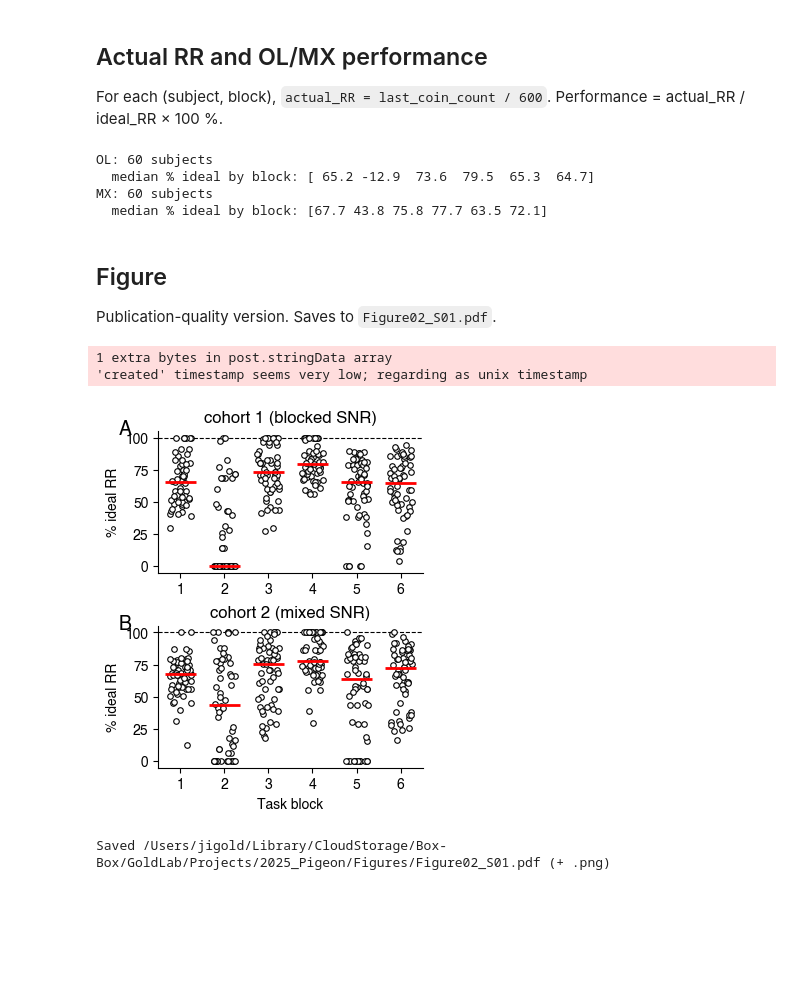
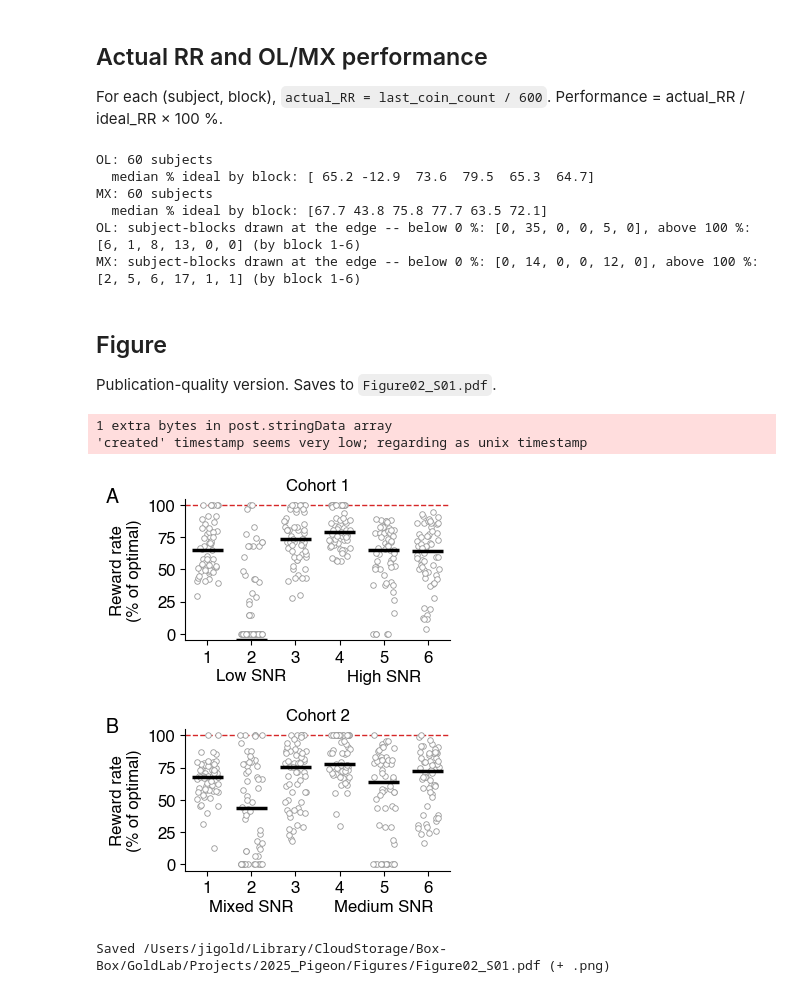
Before and after one commit to TheGoldLab/ms_2026_kalburge_etal_elife, a Jupyter notebook: notebooks/Figure02S01_RRSummary.ipynb, the cells around one changed output. Cells and saved outputs as stored; diff of their text form; code cells hidden in the pictures; blank space fills up the shorter version.

```diff
--- a/notebooks/Figure02S01_RRSummary.ipynb
+++ b/notebooks/Figure02S01_RRSummary.ipynb
@@ -192,11 +192,18 @@ print(f'OL: {len(subjects_ol)} subjects')
 print(f'  median % ideal by block: {np.round(np.nanmedian(ol_perf, axis=0), 1)}')
 print(f'MX: {len(subjects_mx)} subjects')
 print(f'  median % ideal by block: {np.round(np.nanmedian(mx_perf, axis=0), 1)}')
+
+# The figure clips values to [0, 100] % for display (points drawn at the edge); report how many.
+for name, perf in [('OL', ol_perf), ('MX', mx_perf)]:
+    print(f'{name}: subject-blocks drawn at the edge -- below 0 %: {(perf < 0).sum(axis=0).tolist()}, '
+          f'above 100 %: {(perf > 100).sum(axis=0).tolist()} (by block 1-6)')
 # %% [output]
 OL: 60 subjects
   median % ideal by block: [ 65.2 -12.9  73.6  79.5  65.3  64.7]
 MX: 60 subjects
   median % ideal by block: [67.7 43.8 75.8 77.7 63.5 72.1]
+OL: subject-blocks drawn at the edge -- below 0 %: [0, 35, 0, 0, 5, 0], above 100 %: [6, 1, 8, 13, 0, 0] (by block 1-6)
+MX: subject-blocks drawn at the edge -- below 0 %: [0, 14, 0, 0, 12, 0], above 100 %: [2, 5, 6, 17, 1, 1] (by block 1-6)
 # %% [markdown]
 ## Figure
 
@@ -207,21 +214,27 @@ import matplotlib.gridspec as gridspec
 CM  = 1 / 2.54
 WID = 8.5
 HTS = [4.0, 4.0]
-PSH = 1.5
+PSH = 2.5
 FS  = 12
 
 Y_PAD = 5   # axis padding beyond [0, 100] so clipped points show in full
 
+FS_INSET = 8   # in-panel text
+# ~60 points per block: light gray so the black median bar stays visible.
 MARKER_KW = dict(
-    marker='o', markerfacecolor='white', markeredgecolor='k',
-    markeredgewidth=0.8, markersize=4, linestyle='none',
+    marker='o', markerfacecolor='white', markeredgecolor='0.6',
+    markeredgewidth=0.6, markersize=4, linestyle='none',
 )
+# Block groups shown under the block numbers (raw block order: 1-3 then 4-6).
+GROUP_LABELS = {'OL': ('Low SNR', 'High SNR'), 'MX': ('Mixed SNR', 'Medium SNR')}
 
 rng_jitter = np.random.default_rng(99)
 
 fig_h   = sum(HTS) + PSH * (len(HTS) - 1)
 hspace  = PSH / np.mean(HTS)
 
+# Set fonts before creating axes: axes take their tick sizes at creation.
+plt.rcParams.update({'font.size': FS, 'axes.labelsize': FS, 'axes.titlesize': FS, **FONT_RC})
 fig = plt.figure(figsize=(WID * CM, fig_h * CM))
 gs = gridspec.GridSpec(
     2, 1, figure=fig,
@@ -230,48 +243,47 @@ gs = gridspec.GridSpec(
 )
 axs = [fig.add_subplot(gs[r]) for r in range(2)]
 
-plt.rcParams.update({'font.size': FS, 'axes.labelsize': FS, 'axes.titlesize': FS, **FONT_RC})
 
-
-def plot_rr_panel(ax, perf, n_blocks, block_labels=None, title=''):
+def plot_rr_panel(ax, perf, n_blocks, groups, title=''):
     for bi in range(n_blocks):
         col   = perf[:, bi]
         valid = np.isfinite(col)
         if not valid.any():
             continue
         clipped = np.clip(col[valid], 0, 100)
         jx = (bi + 1) + rng_jitter.uniform(-0.25, 0.25, size=valid.sum())
         ax.plot(jx, clipped, **MARKER_KW)
-        med = float(np.nanmedian(clipped))
+        # Median of the unclipped values, drawn within the displayed range.
+        med = float(np.clip(np.nanmedian(col), -Y_PAD, 100 + Y_PAD))
         ax.plot([bi + 0.65, bi + 1.35], [med, med],
-                '-', color='red', linewidth=2, zorder=5, solid_capstyle='butt')
-    ax.axhline(100, color='k', linestyle='--', linewidth=0.8, zorder=0)
+                '-', color=DATA_COLOR, linewidth=2.5, zorder=5, solid_capstyle='butt')
+    ax.axhline(100, color=OPTIMAL_COLOR, linestyle='--', linewidth=1, zorder=0)
     ax.set_xlim(0.5, n_blocks + 0.5)
     ax.set_ylim(-Y_PAD, 100 + Y_PAD)
     ax.set_yticks([0, 25, 50, 75, 100])
     ax.set_xticks(range(1, n_blocks + 1))
-    if block_labels is not None:
-        ax.set_xticklabels(block_labels, fontsize=FS - 2)
-    ax.set_ylabel('% ideal RR')
+    # Group labels under blocks 1-3 and 4-6, below the tick labels.
+    for xc, lab in zip((2, 5), groups):
+        ax.text(xc, -0.2, lab, transform=ax.get_xaxis_transform(), ha='center', va='top')
+    ax.set_ylabel('Reward rate\n(% of optimal)')
     ax.set_title(title)
     for sp in ['top', 'right']:
         ax.spines[sp].set_visible(False)
 
 
-plot_rr_panel(axs[0], ol_perf, 6, title='cohort 1 (blocked SNR)')
-plot_rr_panel(axs[1], mx_perf, 6, title='cohort 2 (mixed SNR)')
-axs[1].set_xlabel('Task block')
+plot_rr_panel(axs[0], ol_perf, 6, GROUP_LABELS['OL'], title='Cohort 1')
+plot_rr_panel(axs[1], mx_perf, 6, GROUP_LABELS['MX'], title='Cohort 2')
 
-add_panel_label(axs[0], 'A')
-add_panel_label(axs[1], 'B')
+add_panel_label(axs[0], 'A', dx=-0.3)
+add_panel_label(axs[1], 'B', dx=-0.3)
 
 out = FIGURES_DIR / 'Figure02_S01.pdf'
 fig.savefig(out, dpi=300, bbox_inches='tight')
 fig.savefig(out.with_suffix('.png'), dpi=300, bbox_inches='tight')
 plt.show()
 print(f'Saved {out} (+ .png)')
 # %% [output]
 1 extra bytes in post.stringData array
 'created' timestamp seems very low; regarding as unix timestamp
-[figure, old version]
+[figure, new version]
 Saved /Users/jigold/Library/CloudStorage/Box-Box/GoldLab/Projects/2025_Pigeon/Figures/Figure02_S01.pdf (+ .png)
```
Also changed, not shown: parts of 1 cell of this notebook.
